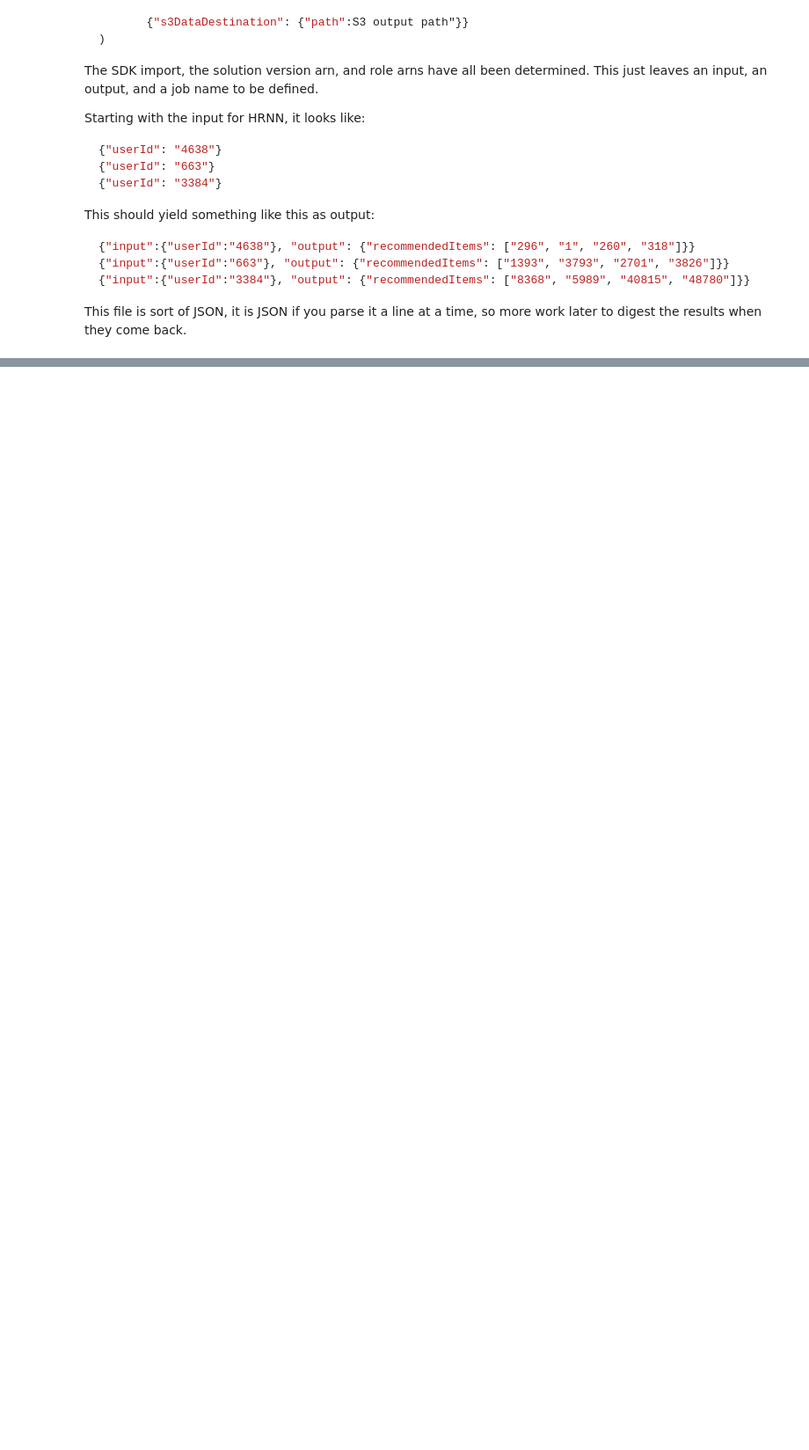
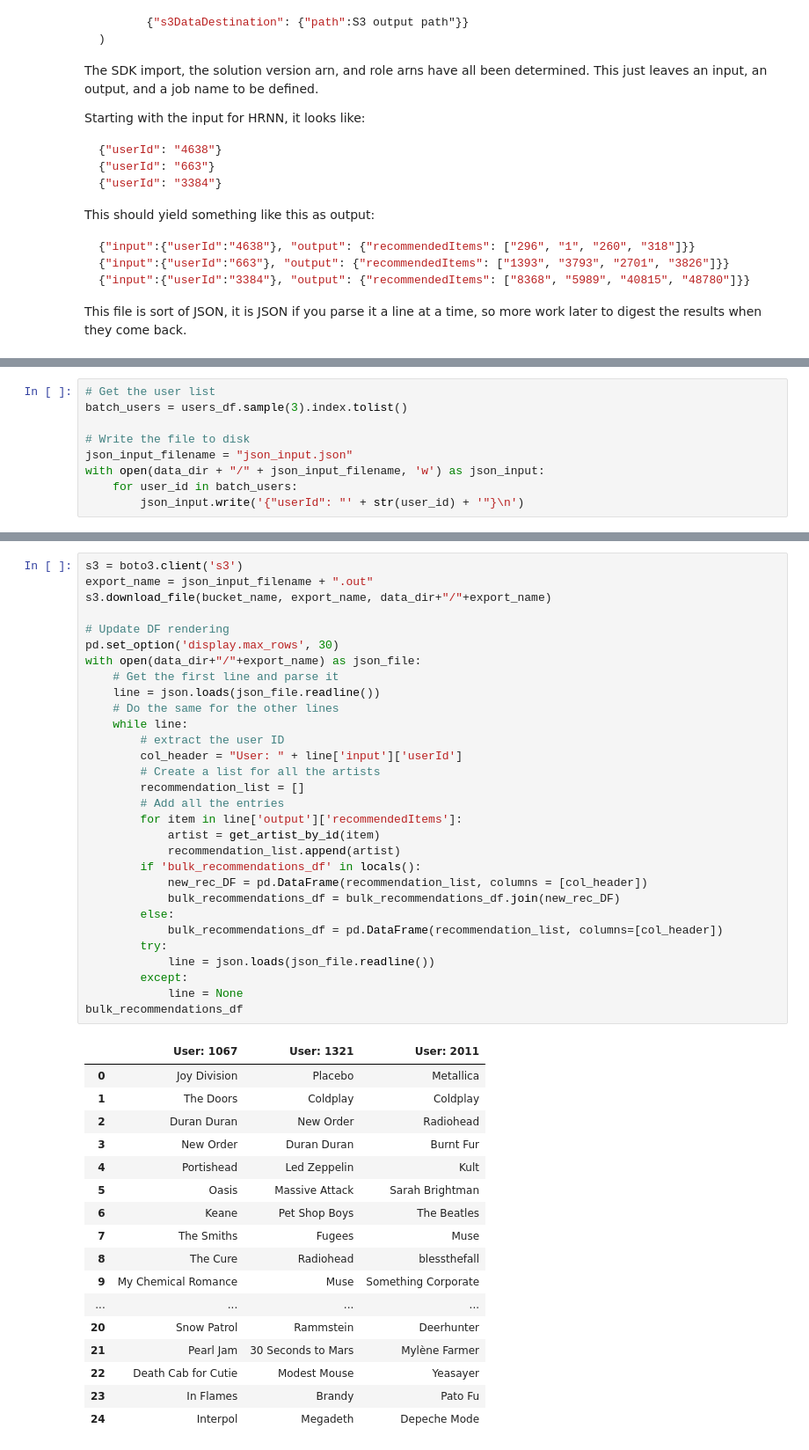
Before and after one commit to chrisking/PersonalizePOC, a Jupyter notebook: Deploying_Campaigns_and_Interacting.ipynb, the cells around one changed output, grey strips where cells are left out. Shown at 88% size. Cells and saved outputs as stored; diff of their text form; blank space fills up the shorter version.

```diff
--- a/Deploying_Campaigns_and_Interacting.ipynb
+++ b/Deploying_Campaigns_and_Interacting.ipynb
@@ -655 +661,10 @@ This file is sort of JSON, it is JSON if you parse it a line at a time, so more
+# %%
+# Get the user list
+batch_users = users_df.sample(3).index.tolist()
+
+# Write the file to disk
+json_input_filename = "json_input.json"
+with open(data_dir + "/" + json_input_filename, 'w') as json_input:
+    for user_id in batch_users:
+        json_input.write('{"userId": "' + str(user_id) + '"}\n')
 # %%
@@ -656,0 +748,48 @@ This file is sort of JSON, it is JSON if you parse it a line at a time, so more
+# %%
+s3 = boto3.client('s3')
+export_name = json_input_filename + ".out"
+s3.download_file(bucket_name, export_name, data_dir+"/"+export_name)
+
+# Update DF rendering
+pd.set_option('display.max_rows', 30)
+with open(data_dir+"/"+export_name) as json_file:
+    # Get the first line and parse it
+    line = json.loads(json_file.readline())
+    # Do the same for the other lines
+    while line:
+        # extract the user ID
+        col_header = "User: " + line['input']['userId']
+        # Create a list for all the artists
+        recommendation_list = []
+        # Add all the entries
+        for item in line['output']['recommendedItems']:
+            artist = get_artist_by_id(item)
+            recommendation_list.append(artist)
+        if 'bulk_recommendations_df' in locals():
+            new_rec_DF = pd.DataFrame(recommendation_list, columns = [col_header])
+            bulk_recommendations_df = bulk_recommendations_df.join(new_rec_DF)
+        else:
+            bulk_recommendations_df = pd.DataFrame(recommendation_list, columns=[col_header])
+        try:
+            line = json.loads(json_file.readline())
+        except:
+            line = None
+bulk_recommendations_df
+# %% [output]
+|  | User: 1067 | User: 1321 | User: 2011 |
+| 0 | Joy Division | Placebo | Metallica |
+| 1 | The Doors | Coldplay | Coldplay |
+| 2 | Duran Duran | New Order | Radiohead |
+| 3 | New Order | Duran Duran | Burnt Fur |
+| 4 | Portishead | Led Zeppelin | Kult |
+| 5 | Oasis | Massive Attack | Sarah Brightman |
+| 6 | Keane | Pet Shop Boys | The Beatles |
+| 7 | The Smiths | Fugees | Muse |
+| 8 | The Cure | Radiohead | blessthefall |
+| 9 | My Chemical Romance | Muse | Something Corporate |
+| ... | ... | ... | ... |
+| 20 | Snow Patrol | Rammstein | Deerhunter |
+| 21 | Pearl Jam | 30 Seconds to Mars | Mylène Farmer |
+| 22 | Death Cab for Cutie | Modest Mouse | Yeasayer |
+| 23 | In Flames | Brandy | Pato Fu |
+| 24 | Interpol | Megadeth | Depeche Mode |
```
Also changed, not shown: parts of 12 cells of this notebook, 3 other files.
